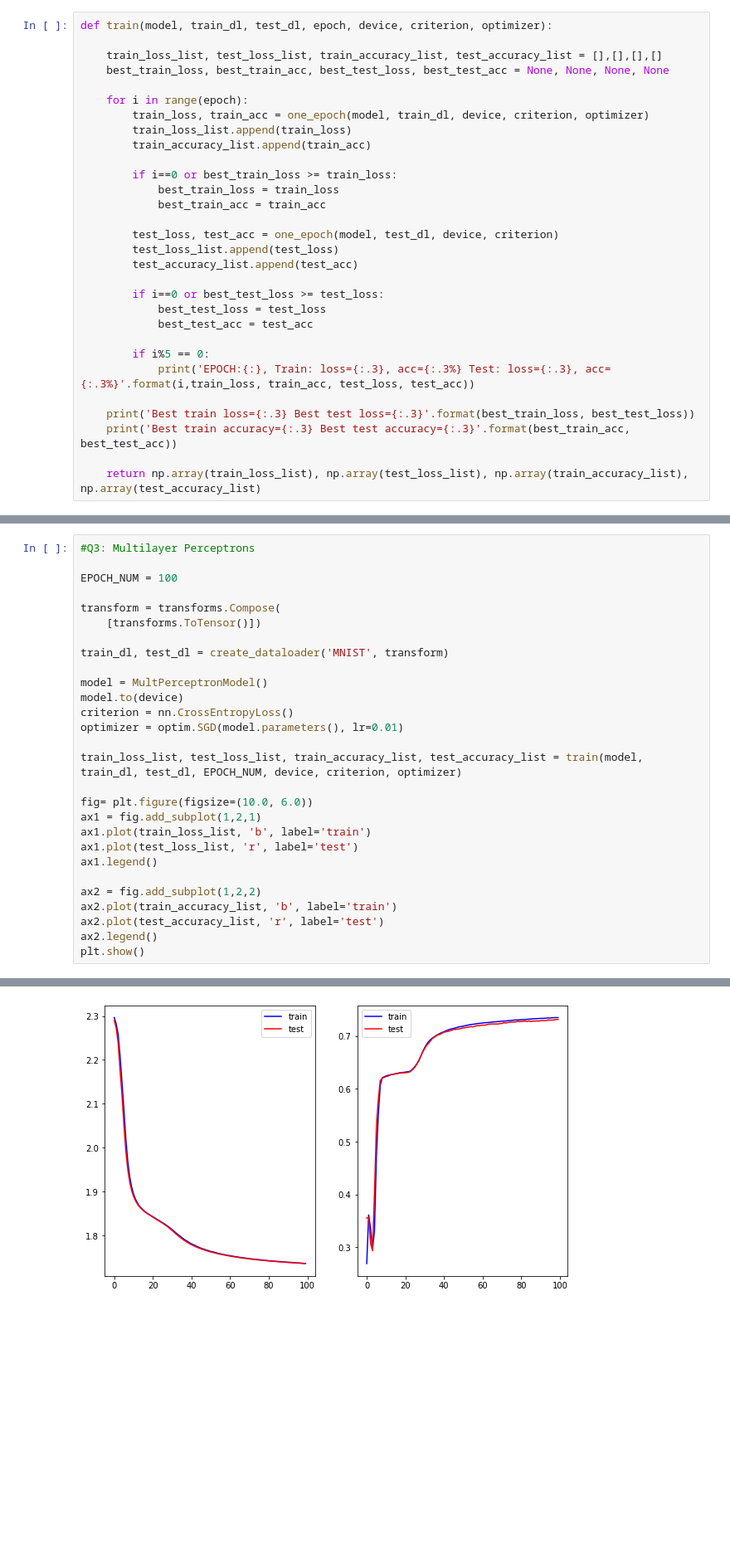
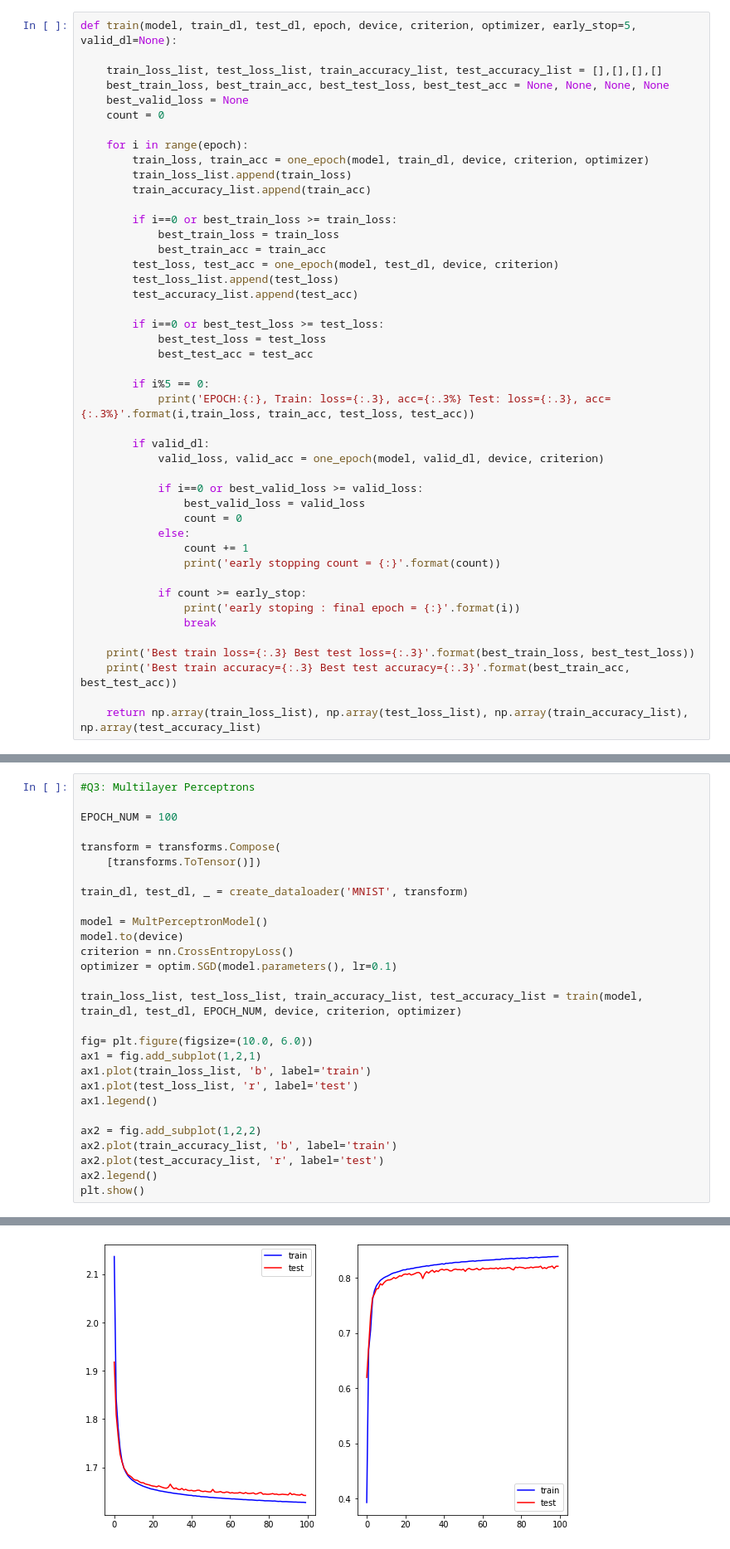
Before and after one commit to kiyalab-tmu/2021-sem1-rinko, a Jupyter notebook: mikisanmktn/chapter03.ipynb, the cells around one changed output, grey strips where cells are left out. Shown at 83% size. Saved outputs shown, nothing was run; the diff lists cells and outputs as text; blank space fills up the shorter version.

```diff
--- a/mikisanmktn/chapter03.ipynb
+++ b/mikisanmktn/chapter03.ipynb
@@ -124,10 +156,12 @@ def one_epoch(model, dl, device, criterion, optimizer=None):
             correct_num += (prediction == targets).sum().item()
     return losses/iter_num, correct_num/data_num
 # %%
-def train(model, train_dl, test_dl, epoch, device, criterion, optimizer):
+def train(model, train_dl, test_dl, epoch, device, criterion, optimizer, early_stop=5, valid_dl=None):
 
     train_loss_list, test_loss_list, train_accuracy_list, test_accuracy_list = [],[],[],[]
     best_train_loss, best_train_acc, best_test_loss, best_test_acc = None, None, None, None
+    best_valid_loss = None
+    count = 0
 
     for i in range(epoch):
         train_loss, train_acc = one_epoch(model, train_dl, device, criterion, optimizer)
@@ -137,7 +171,6 @@ def train(model, train_dl, test_dl, epoch, device, criterion, optimizer):
         if i==0 or best_train_loss >= train_loss:
             best_train_loss = train_loss
             best_train_acc = train_acc
-
         test_loss, test_acc = one_epoch(model, test_dl, device, criterion)
         test_loss_list.append(test_loss)
         test_accuracy_list.append(test_acc)
@@ -149,6 +182,20 @@ def train(model, train_dl, test_dl, epoch, device, criterion, optimizer):
         if i%5 == 0:
             print('EPOCH:{:}, Train: loss={:.3}, acc={:.3%} Test: loss={:.3}, acc={:.3%}'.format(i,train_loss, train_acc, test_loss, test_acc))
 
+        if valid_dl:
+            valid_loss, valid_acc = one_epoch(model, valid_dl, device, criterion)
+
+            if i==0 or best_valid_loss >= valid_loss:
+                best_valid_loss = valid_loss
+                count = 0
+            else:
+                count += 1
+                print('early stopping count = {:}'.format(count))
+
+            if count >= early_stop:
+                print('early stoping : final epoch = {:}'.format(i))
+                break
+
     print('Best train loss={:.3} Best test loss={:.3}'.format(best_train_loss, best_test_loss))
     print('Best train accuracy={:.3} Best test accuracy={:.3}'.format(best_train_acc, best_test_acc))
 
@@ -329,12 +372,12 @@ EPOCH_NUM = 100
 transform = transforms.Compose(
     [transforms.ToTensor()])
 
-train_dl, test_dl = create_dataloader('MNIST', transform)
+train_dl, test_dl, _ = create_dataloader('MNIST', transform)
 
 model = MultPerceptronModel()
 model.to(device)
 criterion = nn.CrossEntropyLoss()
-optimizer = optim.SGD(model.parameters(), lr=0.01)
+optimizer = optim.SGD(model.parameters(), lr=0.1)
 
 train_loss_list, test_loss_list, train_accuracy_list, test_accuracy_list = train(model, train_dl, test_dl, EPOCH_NUM, device, criterion, optimizer)
 
@@ -370 +413 @@ Best train accuracy=0.735 Best test accuracy=0.732
-[figure, old version]
+[figure, new version]
```
Also changed, not shown: parts of 9 cells of this notebook.
